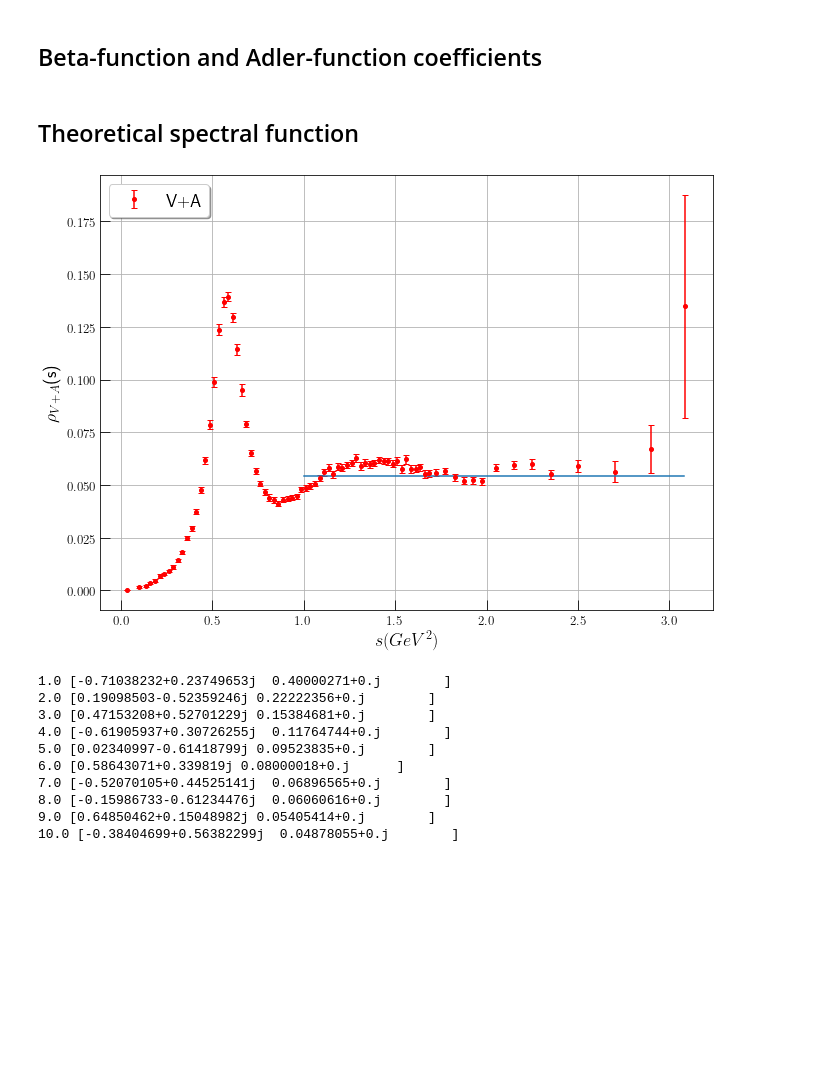
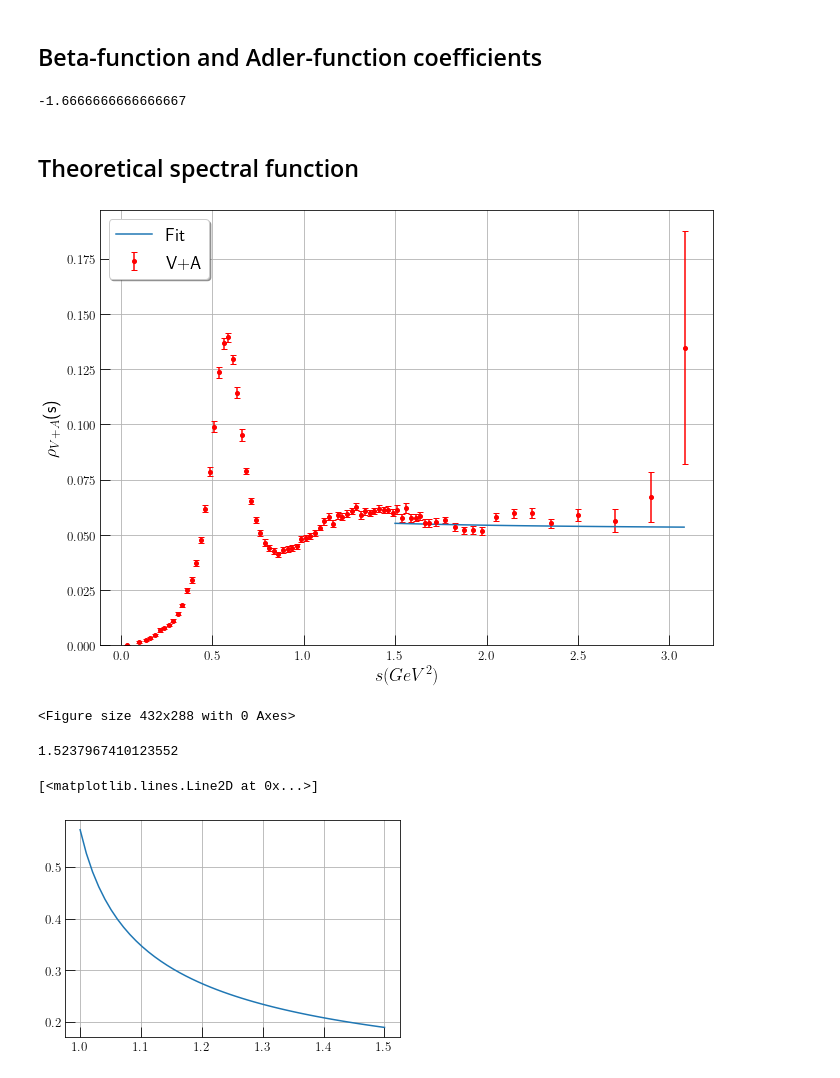
Before and after one commit to phd-dirk/Notebooks, a Jupyter notebook: spectralFunction.ipynb, the cells around one changed output. Saved outputs shown, nothing was run; the diff lists cells and outputs as text; code cells hidden in the pictures; blank space fills up the shorter version.

Commit message:
finished perturbative spectral function fit

```diff
--- a/spectralFunction.ipynb
+++ b/spectralFunction.ipynb
@@ -1,4 +1,5 @@
 # %%
+import rundec
 from math import pi, modf
 from cmath import exp, log
 import json
@@ -6,7 +7,8 @@ import matplotlib.pyplot as plt
 import numpy as np
 import scipy
 from scipy.special import zeta
-from scipy.integrate import quad, ode
+from scipy.integrate import quad, odeint
+crd = rundec.CRunDec()
 # %%
 # complex integration
 def complex_quadrature(func, a, b, **kwargs):
@@ -24,6 +26,7 @@ with open('./alephData/alephVpA.json') as f:
     aleph_vpa = json.load(f)['data']
 data = aleph_vpa
 name = 'V+A'
+alpha = 0.3232 #see fitting table in thesis for wKin (best Chi2)
 # %%
 sTau = 1.77682**2
 BVpA = 51.116
@@ -68,12 +71,15 @@ c[5][2] = 1/4*(-b[4]*c[1][1] - 2*b[3]*c[2][1]-3*b[2]*c[3][1]-4*b[1]*c[4][1]);
 c[5][3] = 1/24*(12*c[3][1]*b[1]**2+6*b[1]*b[3]*c[1][1]+14*b[2]*b[1]*c[2][1]+3*b[2]**2*c[1][1]);
 c[5][4] = 1/96*(-12*b[1]**3*c[2][1]-13*b[2]*b[1]**2*c[1][1])
 c[5][5] = 1/80*b[1]**4*c[1][1]
+print(c[0][0])
+# %% [output]
+-1.6666666666666667
 # %% [markdown]
 ## Theoretical spectral function
 # %%
 mTau = 1776.82
 def theoretical_spectral_function(s, alpha):
-    order = 2
+    order = 1
     sum = 0
     for n in range(order+1):
         for k in range(n+1):
@@ -85,56 +91,32 @@ def theoretical_spectral_function(s, alpha):
 # following Jamin2008, Spectral function eq. 6 and e. 8
 def theoretical_spectral_function_FOPT(s, alpha):
     order = 3
-    sum = nc/12/pi**2
+    sum = 0
     for n in range(order+1):
         for l in range(int(modf(n-1/2)[1])+1):
-            sum = sum + nc/12/pi**2*alpha**n*c[n][2*l+1]*(-pi**2)**l
+            sum = sum + (crd.AlphasExact(alpha, sTau, s, 3, 3)/pi)**n*c[n][2*l+1]*(-pi**2)**l
 
-    return sum
+    return nc/12/pi**2*(1 + sum)
 # %%
-sLin = np.linspace(1, 3.08)
-th_func = list(map(lambda x: theoretical_spectral_function_FOPT(x, 0.323), sLin))
+sLin = np.linspace(1.5, 3.08, 100)
+th_func = list(map(lambda x: theoretical_spectral_function_FOPT(x, alpha), sLin))
 # %%
 line = plt.errorbar(aleph_vpa['sbin'][:-1], rho[:-1], color='r', yerr=rhoErr[:-1], capsize=3, fmt='o', markersize=4, label=name)
-plt.plot(sLin, scipy.real(th_func))
+plt.plot(sLin, scipy.real(th_func), label='Fit')
 # axes = plt.gca()
 #axes
 fig = plt.gcf()
 fig.set_size_inches(11,8)
 fig.patch.set_facecolor('white')
+plt.ylim(bottom=0)
 
 
-plt.legend(handles=[line])
+plt.legend()
 plt.ylabel(r'$\rho_{'+name+'}$(s)')
 plt.xlabel('$s(GeV^2)$')
 #plt.savefig(name+'.png', transparent=True)
 plt.show()
+# plt.savefig('fitWKinAlD6D8SpecFunc.png',format='png', transparent=True)
 # %% [output]
-[figure, old version]
+[figure, new version]
+<Figure size 432x288 with 0 Axes>
-# %%
-y0, t0 = [1.0j, 2.0], 0
-
-def beta_function(mu, alpha):
-    return [1j**y[0] + y[1], -arg1*y[1]**2]
-def jac(t, y, arg1):
-    return [[1j*arg1, 1], [0, -arg1*2*y[1]]]
-
-
-r = ode(f, jac).set_integrator('zvode', method='bdf', with_jacobian=True)
-r.set_initial_value(y0, t0).set_f_params(2.0).set_jac_params(2.0)
-t1 = 10
-dt = 1
-while r.successful() and r.t < t1:
-    r.integrate(r.t+dt)
-    print(r.t, r.y)
-# %% [output]
-1.0 [-0.71038232+0.23749653j  0.40000271+0.j        ]
-2.0 [0.19098503-0.52359246j 0.22222356+0.j        ]
-3.0 [0.47153208+0.52701229j 0.15384681+0.j        ]
-4.0 [-0.61905937+0.30726255j  0.11764744+0.j        ]
-5.0 [0.02340997-0.61418799j 0.09523835+0.j        ]
-6.0 [0.58643071+0.339819j 0.08000018+0.j      ]
-7.0 [-0.52070105+0.44525141j  0.06896565+0.j        ]
-8.0 [-0.15986733-0.61234476j  0.06060616+0.j        ]
-9.0 [0.64850462+0.15048982j 0.05405414+0.j        ]
-10.0 [-0.38404699+0.56382299j  0.04878055+0.j        ]
@@ -140,0 +126,9 @@ while r.successful() and r.t < t1:
+# %%
+print(crd.AlphasExact(0.319, sTau, 1, 3, 3))
+xLin = np.linspace(1, 1.5)
+y = list(map(lambda x: crd.AlphasExact(0.323, sTau, x, 3, 3)/pi, xLin))
+plt.plot(xLin, y)
+# %% [output]
+1.5237967410123552
+[<matplotlib.lines.Line2D at 0x...>]
+[figure, added]
```
Also changed, not shown: parts of 1 cell of this notebook, 1 other file.
